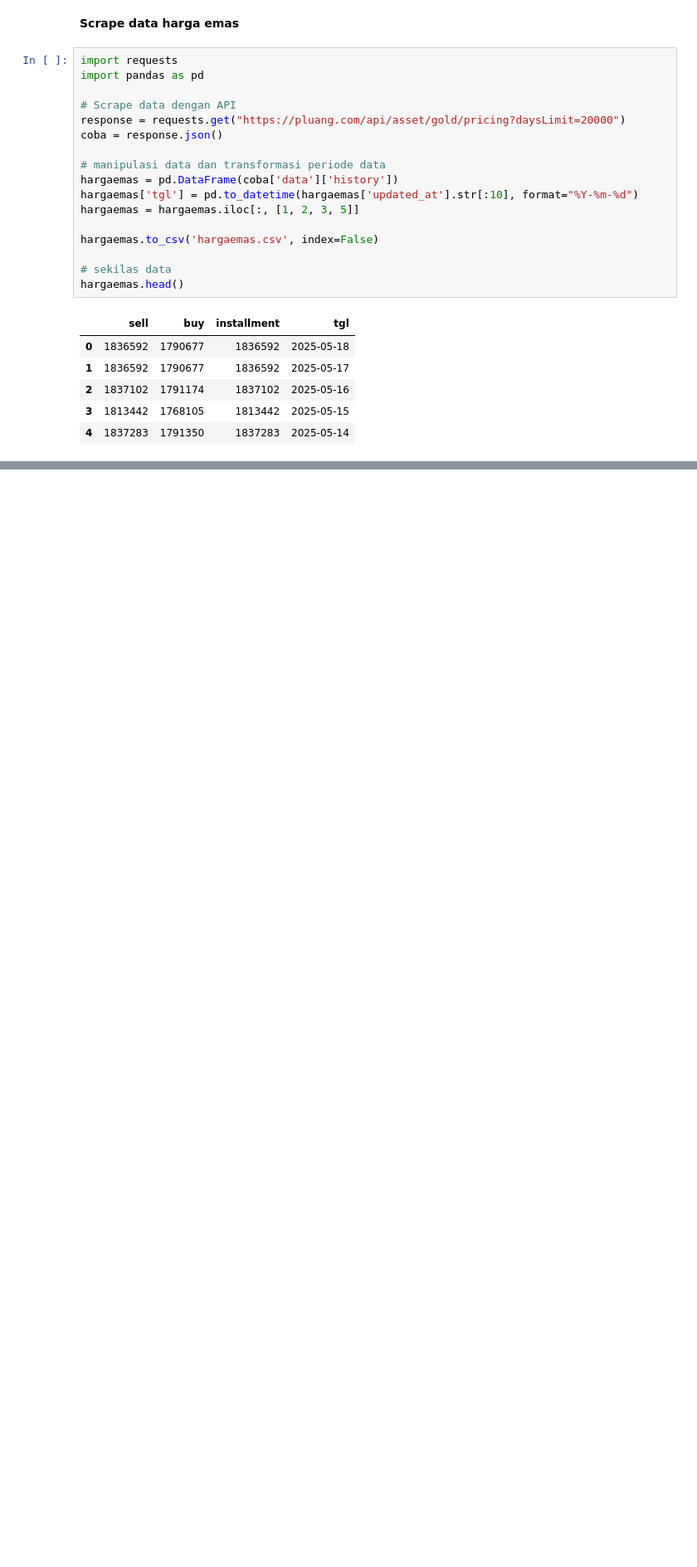
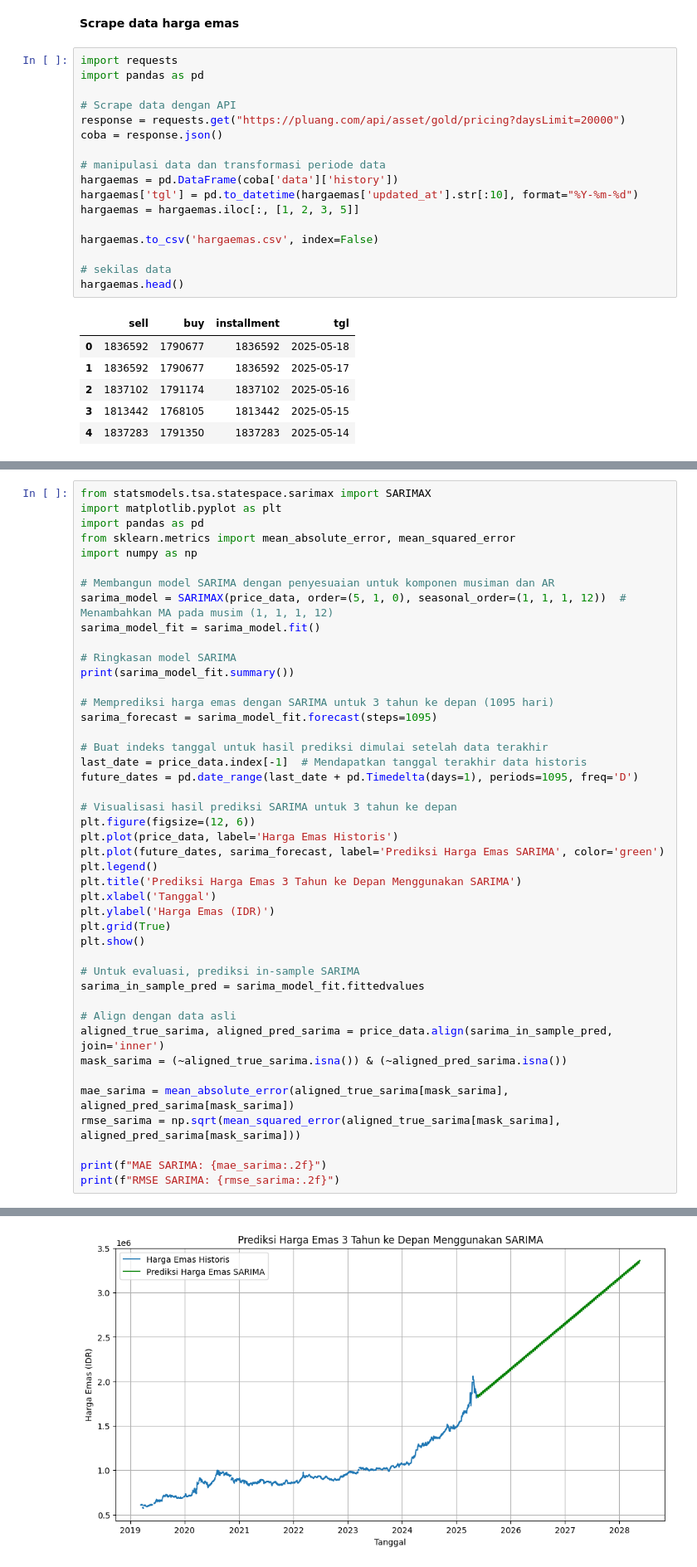
Before and after one commit to rizalgianf/predictive-analytics, a Jupyter notebook: predictive-anlaytics.ipynb, the cells around one changed output, grey strips where cells are left out. Shown at 83% size. Saved outputs shown, nothing was run; the diff lists cells and outputs as text; blank space fills up the shorter version.

```diff
--- a/predictive-anlaytics.ipynb
+++ b/predictive-anlaytics.ipynb
@@ -131,0 +147,45 @@ Random Forest - MAE: 629.10, R²: 1.00
+# %%
+from statsmodels.tsa.statespace.sarimax import SARIMAX
+import matplotlib.pyplot as plt
+import pandas as pd
+from sklearn.metrics import mean_absolute_error, mean_squared_error
+import numpy as np
+
+# Membangun model SARIMA dengan penyesuaian untuk komponen musiman dan AR
+sarima_model = SARIMAX(price_data, order=(5, 1, 0), seasonal_order=(1, 1, 1, 12))  # Menambahkan MA pada musim (1, 1, 1, 12)
+sarima_model_fit = sarima_model.fit()
+
+# Ringkasan model SARIMA
+print(sarima_model_fit.summary())
+
+# Memprediksi harga emas dengan SARIMA untuk 3 tahun ke depan (1095 hari)
+sarima_forecast = sarima_model_fit.forecast(steps=1095)
+
+# Buat indeks tanggal untuk hasil prediksi dimulai setelah data terakhir
+last_date = price_data.index[-1]  # Mendapatkan tanggal terakhir data historis
+future_dates = pd.date_range(last_date + pd.Timedelta(days=1), periods=1095, freq='D')
+
+# Visualisasi hasil prediksi SARIMA untuk 3 tahun ke depan
+plt.figure(figsize=(12, 6))
+plt.plot(price_data, label='Harga Emas Historis')
+plt.plot(future_dates, sarima_forecast, label='Prediksi Harga Emas SARIMA', color='green')
+plt.legend()
+plt.title('Prediksi Harga Emas 3 Tahun ke Depan Menggunakan SARIMA')
+plt.xlabel('Tanggal')
+plt.ylabel('Harga Emas (IDR)')
+plt.grid(True)
+plt.show()
+
+# Untuk evaluasi, prediksi in-sample SARIMA
+sarima_in_sample_pred = sarima_model_fit.fittedvalues
+
+# Align dengan data asli
+aligned_true_sarima, aligned_pred_sarima = price_data.align(sarima_in_sample_pred, join='inner')
+mask_sarima = (~aligned_true_sarima.isna()) & (~aligned_pred_sarima.isna())
+
+mae_sarima = mean_absolute_error(aligned_true_sarima[mask_sarima], aligned_pred_sarima[mask_sarima])
+rmse_sarima = np.sqrt(mean_squared_error(aligned_true_sarima[mask_sarima], aligned_pred_sarima[mask_sarima]))
+
+print(f"MAE SARIMA: {mae_sarima:.2f}")
+print(f"RMSE SARIMA: {rmse_sarima:.2f}")
+# %% [output]
@@ -131,0 +209 @@ Random Forest - MAE: 629.10, R²: 1.00
+[figure, added]
```
Also changed, not shown: parts of 16 cells of this notebook.
